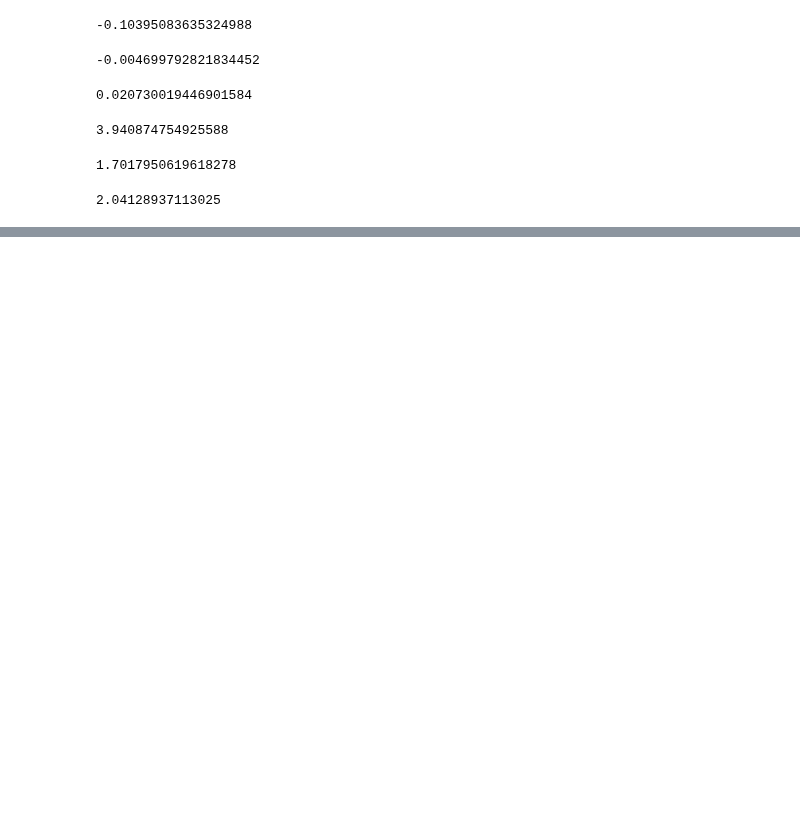
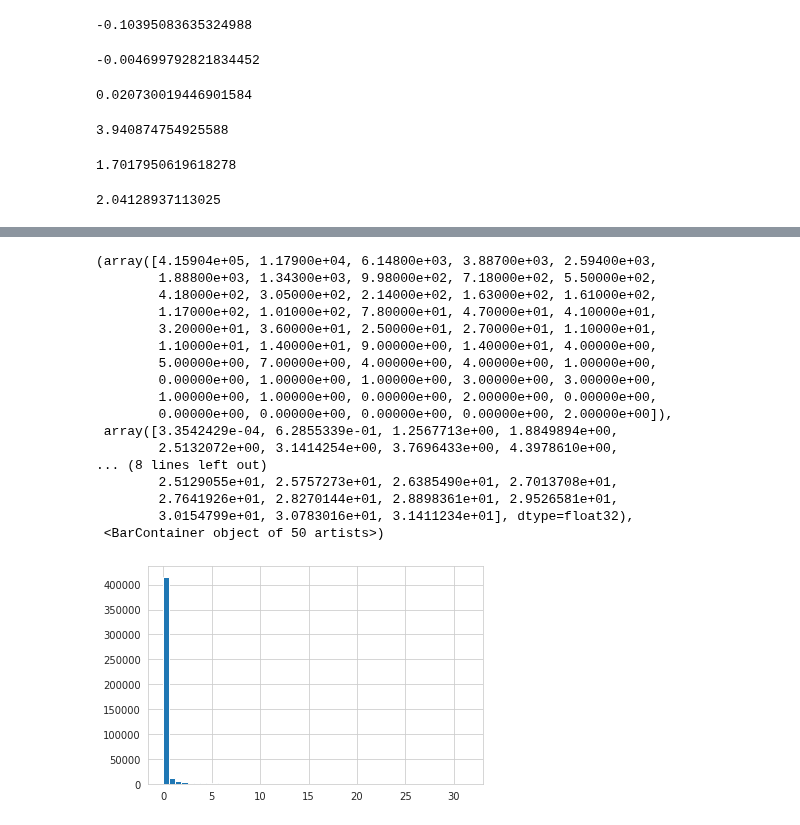
Before and after one commit to ingridingemarsson/geostat-masters-thesis, a Jupyter notebook: notebooks/compare.ipynb, the cells around one changed output, grey strips where cells are left out. Cells and saved outputs as stored; diff of their text form; code cells hidden in the pictures; blank space fills up the shorter version.

```diff
--- a/notebooks/compare.ipynb
+++ b/notebooks/compare.ipynb
@@ -81,0 +104,21 @@ np.nanmean(np.square(np.subtract(combined.gauge_precip.values, combined.mlp_post
+# %%
+plt.hist(combined.xception_posterior_mean.values.flatten(), bins=50)
+# %% [output]
+(array([4.15904e+05, 1.17900e+04, 6.14800e+03, 3.88700e+03, 2.59400e+03,
+        1.88800e+03, 1.34300e+03, 9.98000e+02, 7.18000e+02, 5.50000e+02,
+        4.18000e+02, 3.05000e+02, 2.14000e+02, 1.63000e+02, 1.61000e+02,
+        1.17000e+02, 1.01000e+02, 7.80000e+01, 4.70000e+01, 4.10000e+01,
+        3.20000e+01, 3.60000e+01, 2.50000e+01, 2.70000e+01, 1.10000e+01,
+        1.10000e+01, 1.40000e+01, 9.00000e+00, 1.40000e+01, 4.00000e+00,
+        5.00000e+00, 7.00000e+00, 4.00000e+00, 4.00000e+00, 1.00000e+00,
+        0.00000e+00, 1.00000e+00, 1.00000e+00, 3.00000e+00, 3.00000e+00,
+        1.00000e+00, 1.00000e+00, 0.00000e+00, 2.00000e+00, 0.00000e+00,
+        0.00000e+00, 0.00000e+00, 0.00000e+00, 0.00000e+00, 2.00000e+00]),
+ array([3.3542429e-04, 6.2855339e-01, 1.2567713e+00, 1.8849894e+00,
+        2.5132072e+00, 3.1414254e+00, 3.7696433e+00, 4.3978610e+00,
+... (8 lines left out)
+        2.5129055e+01, 2.5757273e+01, 2.6385490e+01, 2.7013708e+01,
+        2.7641926e+01, 2.8270144e+01, 2.8898361e+01, 2.9526581e+01,
+        3.0154799e+01, 3.0783016e+01, 3.1411234e+01], dtype=float32),
+ <BarContainer object of 50 artists>)
+[figure, added]
```
Also changed, not shown: parts of 2 cells of this notebook, 2 other files.
